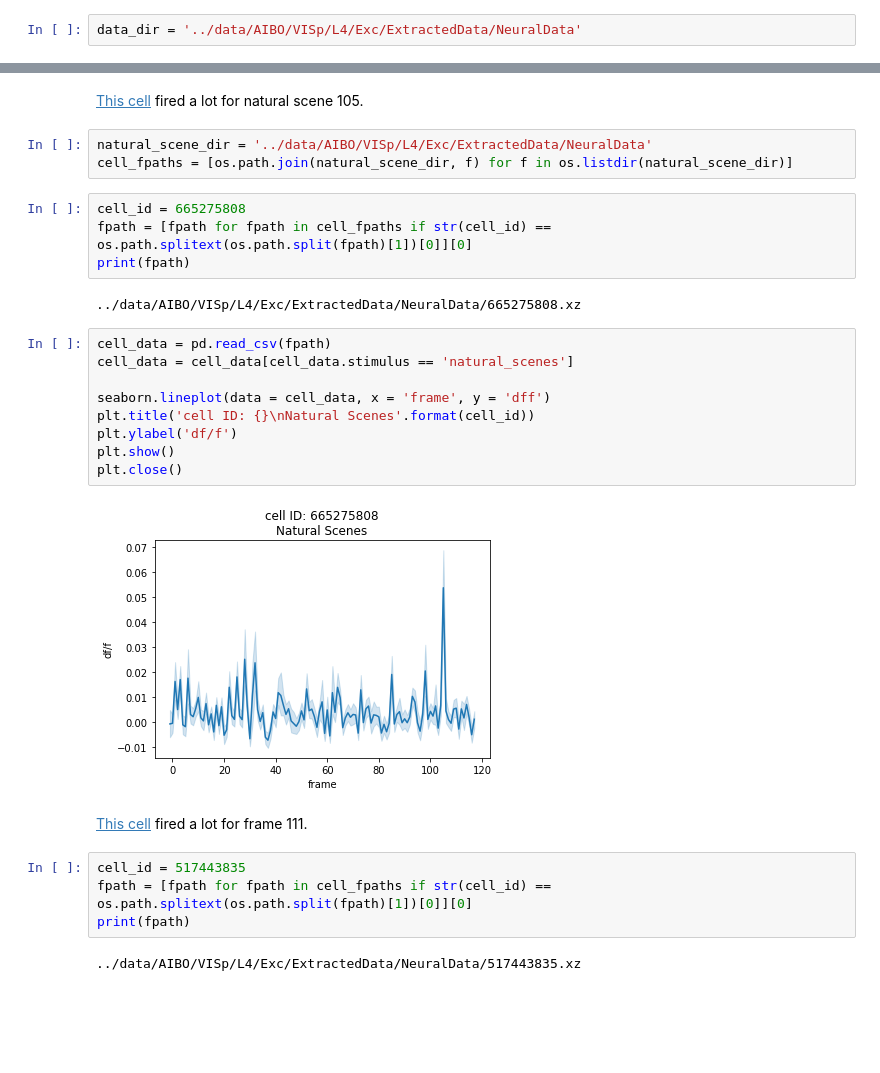
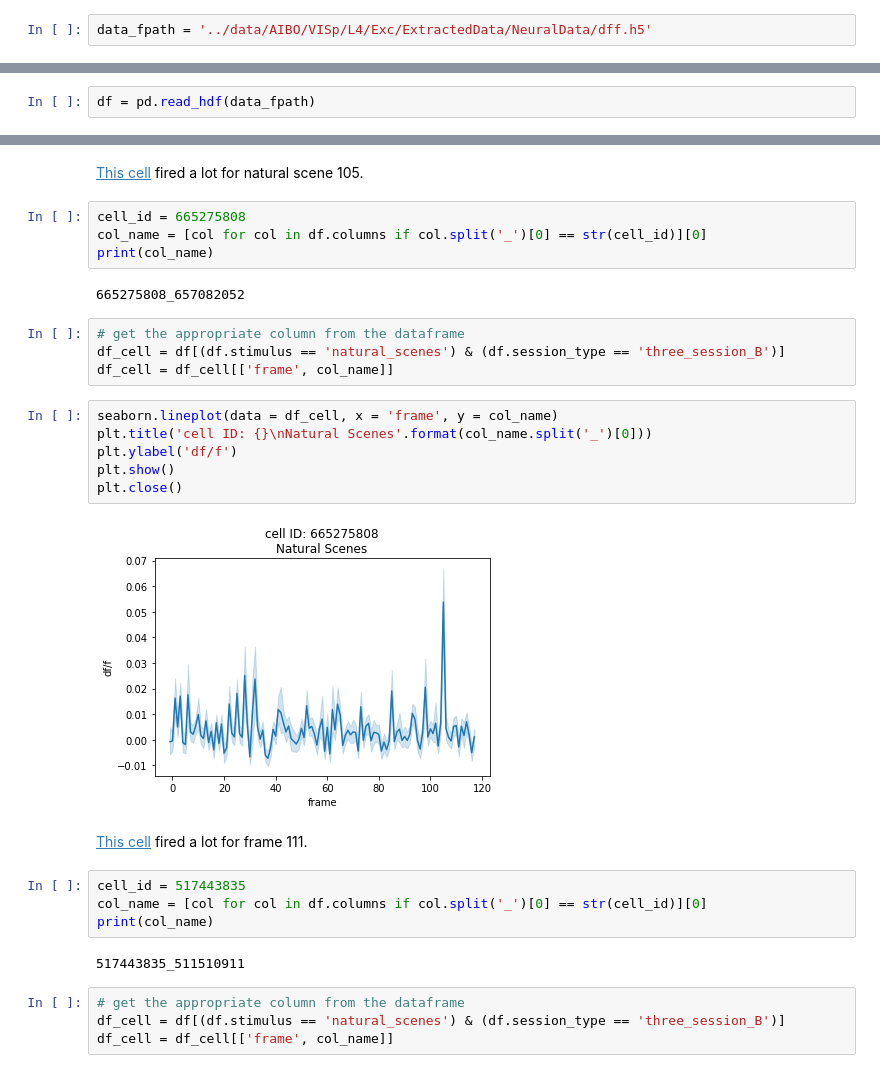
Before and after one commit to MichaelTeti/NEMO, a Jupyter notebook: examples/plot_responses.ipynb, the cells around one changed output, grey strips where cells are left out. Drawn from its saved outputs; the diff is of its cells as text; blank space fills up the shorter version.

```diff
--- a/examples/plot_responses.ipynb
+++ b/examples/plot_responses.ipynb
@@ -14,2 +12,2 @@ Get a list of the .csv files corresponding to each V1 Simple cell's df/f, eye tr
 # %%
-data_dir = '../data/AIBO/VISp/L4/Exc/ExtractedData/NeuralData'
+data_fpath = '../data/AIBO/VISp/L4/Exc/ExtractedData/NeuralData/dff.h5'
@@ -50,0 +14,2 @@ trial_avg_agg
+# %%
+df = pd.read_hdf(data_fpath)
@@ -150,32 +180,34 @@ plt.close()
 # %% [markdown]
 [This cell](http://observatory.brain-map.org/visualcoding/search/cell?id=665275808#natural_scene) fired a lot for
 natural scene 105.
-# %%
-natural_scene_dir = '../data/AIBO/VISp/L4/Exc/ExtractedData/NeuralData'
-cell_fpaths = [os.path.join(natural_scene_dir, f) for f in os.listdir(natural_scene_dir)]
-# %%
-cell_id = 665275808
-fpath = [fpath for fpath in cell_fpaths if str(cell_id) == os.path.splitext(os.path.split(fpath)[1])[0]][0]
-print(fpath)
-# %% [output]
-../data/AIBO/VISp/L4/Exc/ExtractedData/NeuralData/665275808.xz
+# %%
+cell_id = 665275808
+col_name = [col for col in df.columns if col.split('_')[0] == str(cell_id)][0]
+print(col_name)
+# %% [output]
+665275808_657082052
+# %%
+# get the appropriate column from the dataframe
+df_cell = df[(df.stimulus == 'natural_scenes') & (df.session_type == 'three_session_B')]
+df_cell = df_cell[['frame', col_name]]
 # %%
-cell_data = pd.read_csv(fpath)
-cell_data = cell_data[cell_data.stimulus == 'natural_scenes']
-
-seaborn.lineplot(data = cell_data, x = 'frame', y = 'dff')
-plt.title('cell ID: {}\nNatural Scenes'.format(cell_id))
+seaborn.lineplot(data = df_cell, x = 'frame', y = col_name)
+plt.title('cell ID: {}\nNatural Scenes'.format(col_name.split('_')[0]))
 plt.ylabel('df/f')
 plt.show()
 plt.close()
 # %% [output]
-[figure, old version]
+[figure, new version]
 # %% [markdown]
 [This cell](http://observatory.brain-map.org/visualcoding/search/cell?id=517443835#natural_scene) fired a lot for frame 111.
-# %%
-cell_id = 517443835
-fpath = [fpath for fpath in cell_fpaths if str(cell_id) == os.path.splitext(os.path.split(fpath)[1])[0]][0]
-print(fpath)
-# %% [output]
-../data/AIBO/VISp/L4/Exc/ExtractedData/NeuralData/517443835.xz
+# %%
+cell_id = 517443835
+col_name = [col for col in df.columns if col.split('_')[0] == str(cell_id)][0]
+print(col_name)
+# %% [output]
+517443835_511510911
+# %%
+# get the appropriate column from the dataframe
+df_cell = df[(df.stimulus == 'natural_scenes') & (df.session_type == 'three_session_B')]
+df_cell = df_cell[['frame', col_name]]
 # %%
```
Also changed, not shown: parts of 36 cells of this notebook.
